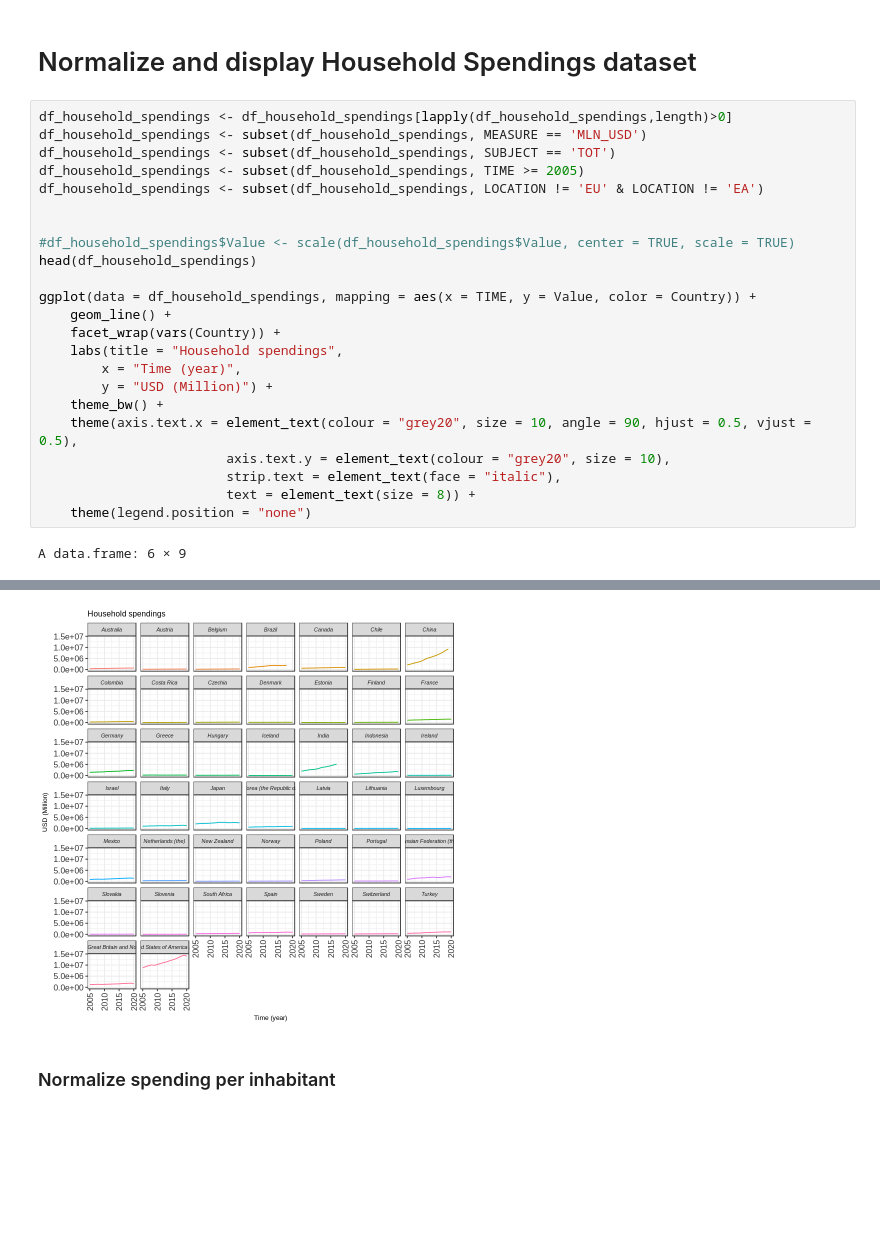
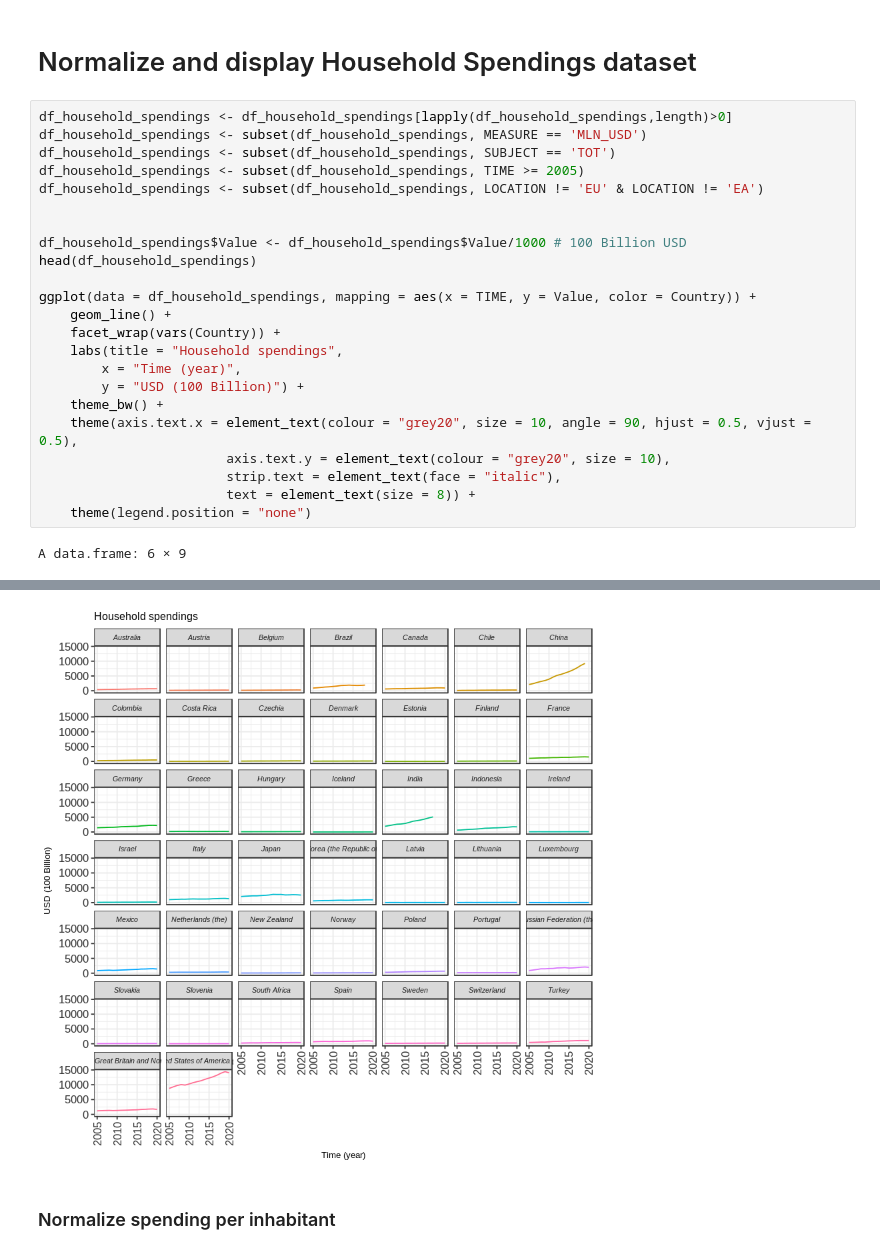
Before and after one commit to patdring/NewAppMarkets, a Jupyter notebook: CS_Fallstudie.ipynb, the cells around one changed output, grey strips where cells are left out. Drawn from its saved outputs; the diff is of its cells as text; blank space fills up the shorter version.

```diff
--- a/CS_Fallstudie.ipynb
+++ b/CS_Fallstudie.ipynb
@@ -126,7 +128,7 @@ df_household_spendings <- subset(df_household_spendings, TIME >= 2005)
 df_household_spendings <- subset(df_household_spendings, LOCATION != 'EU' & LOCATION != 'EA')
 
 
-#df_household_spendings$Value <- scale(df_household_spendings$Value, center = TRUE, scale = TRUE)
+df_household_spendings$Value <- df_household_spendings$Value/1000 # 100 Billion USD
 head(df_household_spendings)
 
 ggplot(data = df_household_spendings, mapping = aes(x = TIME, y = Value, color = Country)) +
@@ -134,7 +136,7 @@ ggplot(data = df_household_spendings, mapping = aes(x = TIME, y = Value, color =
     facet_wrap(vars(Country)) +
     labs(title = "Household spendings",
         x = "Time (year)",
-        y = "USD (Million)") +
+        y = "USD (100 Billion)") +
     theme_bw() +
     theme(axis.text.x = element_text(colour = "grey20", size = 10, angle = 90, hjust = 0.5, vjust = 0.5),
                         axis.text.y = element_text(colour = "grey20", size = 10),
@@ -154,4 +156,4 @@ A data.frame: 6 × 9
-[figure, old version]
+[figure, new version]
 # %% [markdown]
 ### Normalize spending per inhabitant
 # %%
```
Also changed, not shown: parts of 9 cells of this notebook.
